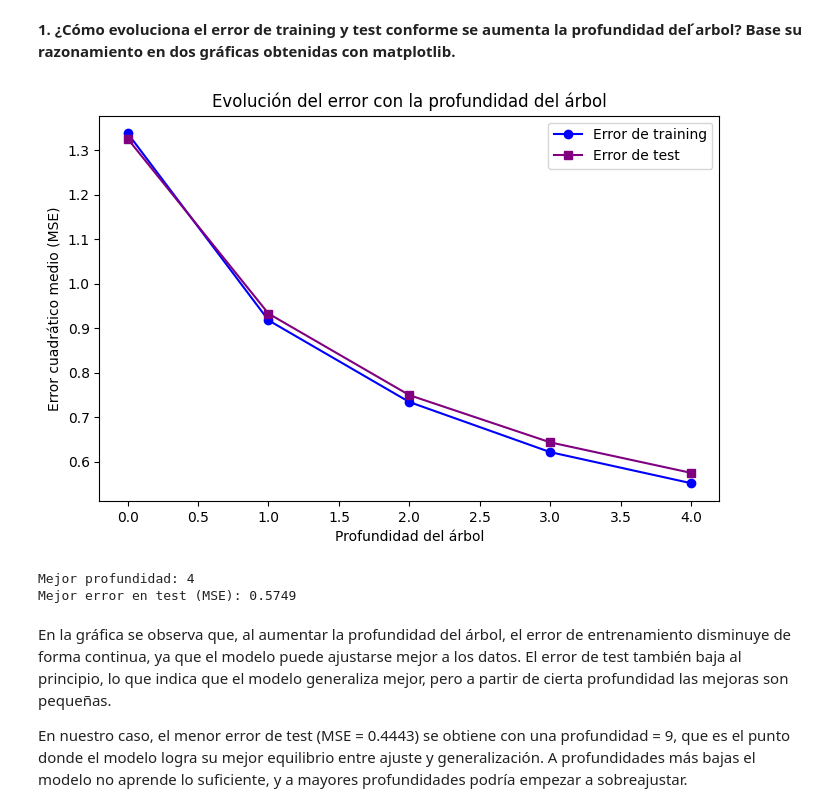
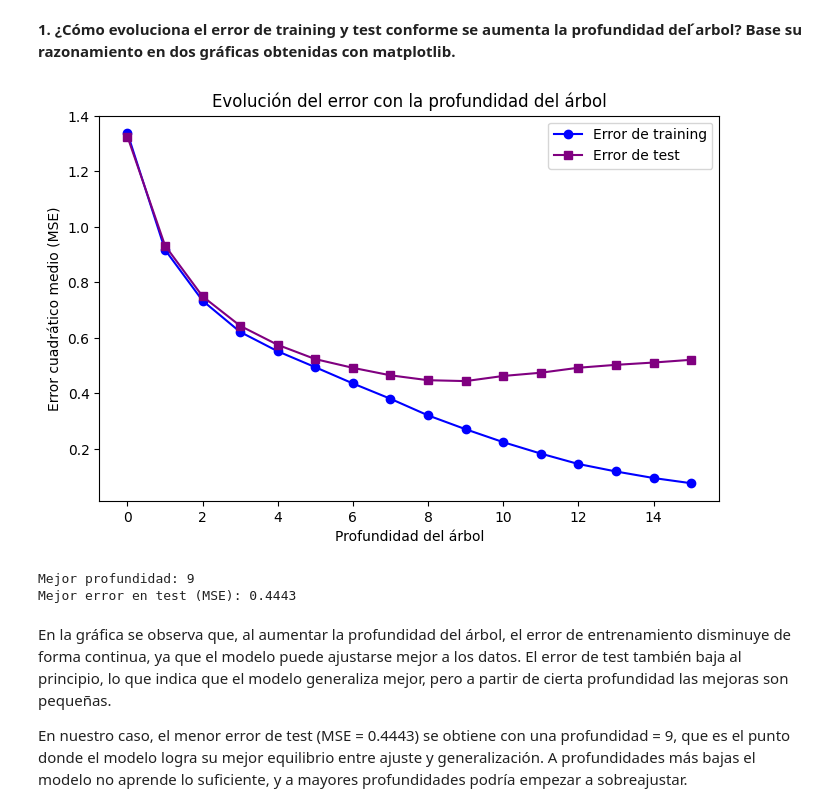
Before and after one commit to leirebernardez/P2-APAUT-II, a Jupyter notebook: soluciones_practica_2.ipynb, the cells around one changed output. Cells and saved outputs as stored; diff of their text form; code cells hidden in the pictures.

```diff
--- a/soluciones_practica_2.ipynb
+++ b/soluciones_practica_2.ipynb
@@ -188,6 +188,10 @@ X, y = data.data, data.target
 datos que estime conveniente teniendo en cuenta que el modelo de aprendizaje con
 el que va a tratar de resolver el problema es un  ́arbol de regresión. Finalmente
 responda a las siguientes preguntas**
+# %%
+X_train, X_test, y_train, y_test = train_test_split(
+    X, y, test_size=0.5, random_state=42
+)
 # %% [markdown]
 En el caso del árbol de regresión, no es necesario aplicar técnicas de escalado ni normalización, ya que no son sensibles a la escala de los atributos al realizar sus particiones.
 
@@ -395,43 +277,43 @@ class RegressionTree:
 # %% [markdown]
 **1. ¿Cómo evoluciona el error de training y test conforme se aumenta la profundidad del  ́arbol? Base su razonamiento en dos gráficas obtenidas con matplotlib.**
 # %%
-depths = range(0, 5)
+depths = range(0, 16)
 train_errors = []
 test_errors = []
 
 for d in depths:
     tree = RegressionTree(max_depth=d, min_samples_split=5)
     tree.fit(X_train, y_train)
 
     y_train_pred = tree.predict(X_train)
     y_test_pred = tree.predict(X_test)
 
     train_mse = mean_squared_error(y_train, y_train_pred)
     test_mse = mean_squared_error(y_test, y_test_pred)
 
     train_errors.append(train_mse)
     test_errors.append(test_mse)
 
 # --- Representar resultados ---
 plt.figure(figsize=(8,5))
 plt.plot(depths, train_errors, 'o-', label="Error de training", color='blue')
 plt.plot(depths, test_errors, 's-', label="Error de test", color='purple')
 plt.xlabel("Profundidad del árbol")
 plt.ylabel("Error cuadrático medio (MSE)")
 plt.title("Evolución del error con la profundidad del árbol")
 plt.legend()
 plt.show()
 
 # --- Mostrar mejor resultado ---
 best_depth = depths[np.argmin(test_errors)]
 best_test_error = min(test_errors)
 
 print(f"Mejor profundidad: {best_depth}")
 print(f"Mejor error en test (MSE): {best_test_error:.4f}")
 # %% [output]
-[figure, old version]
+[figure, new version]
-Mejor profundidad: 4
-Mejor error en test (MSE): 0.5749
+Mejor profundidad: 9
+Mejor error en test (MSE): 0.4443
 # %% [markdown]
 En la gráfica se observa que, al aumentar la profundidad del árbol, el error de entrenamiento disminuye de forma continua, ya que el modelo puede ajustarse mejor a los datos.
 El error de test también baja al principio, lo que indica que el modelo generaliza mejor, pero a partir de cierta profundidad las mejoras son pequeñas.
```
Also changed, not shown: parts of 23 cells of this notebook, 2 other files.
